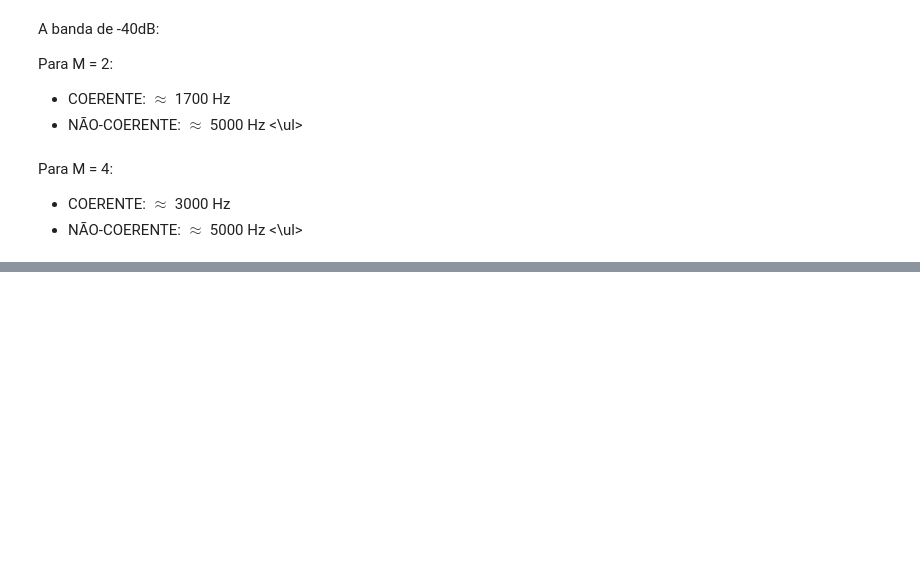
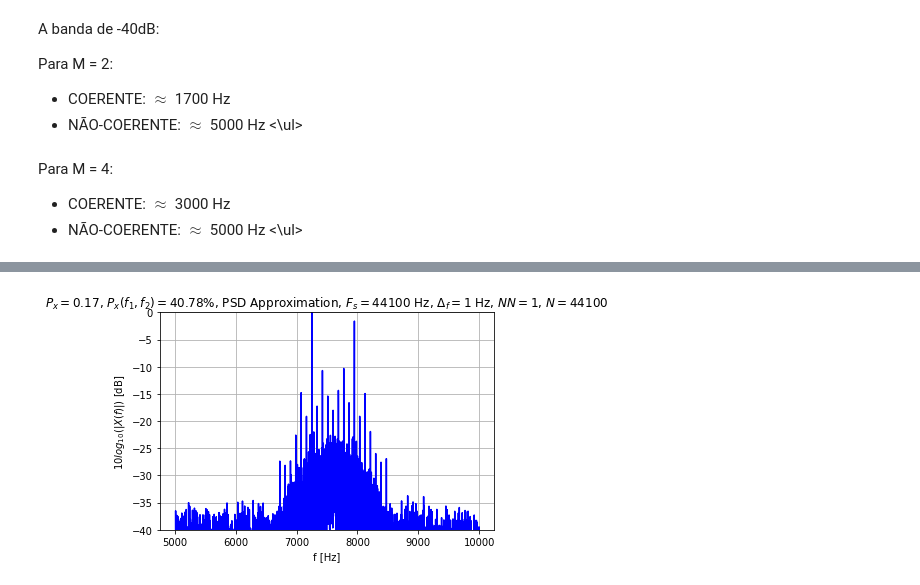
Before and after one commit to rafaelmcam/PeterMathysCommunicationsLab, a Jupyter notebook: Lab8/Lab8.ipynb, the cells around one changed output, grey strips where cells are left out. Saved outputs shown, nothing was run; the diff lists cells and outputs as text; code cells hidden in the pictures; blank space fills up the shorter version.

```diff
--- a/Lab8/Lab8.ipynb
+++ b/Lab8/Lab8.ipynb
@@ -800,0 +818,4 @@ Para M = 4:
+# %%
+_ , _ = ModuleLab5.showpsd(sig, [5000, 10000, -40], Fs)
+# %% [output]
+[figure, added]
```
Also changed, not shown: parts of 45 cells of this notebook.
